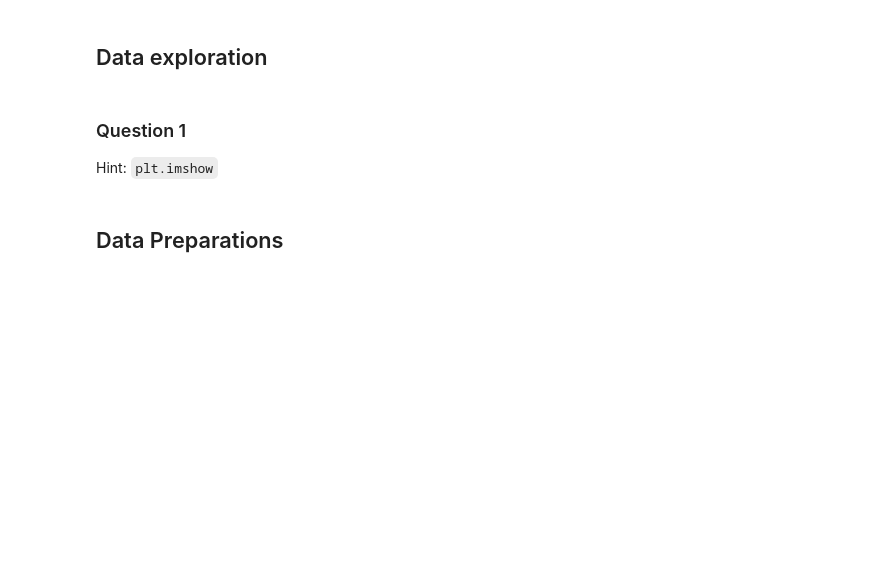
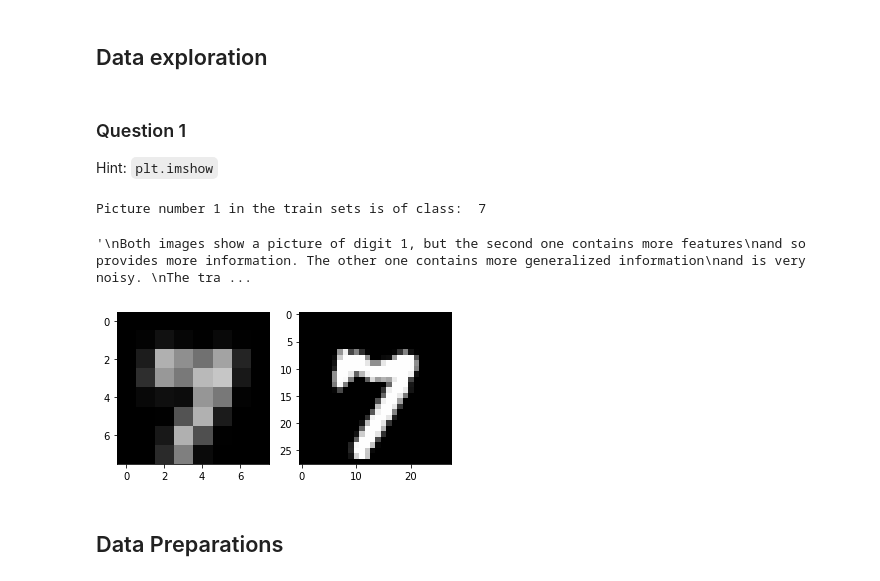
Before and after one commit to KaloyanTanev/ML-final, a Jupyter notebook: MNIST/GROUP_problem_mnist.ipynb, the cells around one changed output. Drawn from its saved outputs; the diff is of its cells as text; code cells hidden in the pictures; blank space fills up the shorter version.

Commit message:
Start working on MNIST questions

```diff
--- a/MNIST/GROUP_problem_mnist.ipynb
+++ b/MNIST/GROUP_problem_mnist.ipynb
@@ -61,3 +63,24 @@ Hint: `plt.imshow`
+# %%
+i = 1
+print("Picture number {} in the train sets is of class: ".format(i), train_labels[i])
+
+f, axarr = plt.subplots(1,2)
+axarr[0].imshow(mnist_8x8_train[i], cmap='gray', vmin=0, vmax=255)
+axarr[1].imshow(mnist_28x28_train[i], cmap='gray', vmin=0, vmax=255)
+
+
+"""
+Both images show a picture of digit 1, but the second one contains more features
+and so provides more information. The other one contains more generalized information
+and is very noisy.
+The training dataset contains 3750 samples, which allows for more features to be used for predictions..
+As a result, the dataset with the more pixels, the second one, should perform better.
+
+"""
+# %% [output]
+Picture number 1 in the train sets is of class:  7
+'\nBoth images show a picture of digit 1, but the second one contains more features\nand so provides more information. The other one contains more generalized information\nand is very noisy. \nThe tra ...
+[figure, added]
 # %% [markdown]
 ##  Data Preparations
 # %% [markdown]
```
Also changed, not shown: parts of 10 cells of this notebook.
